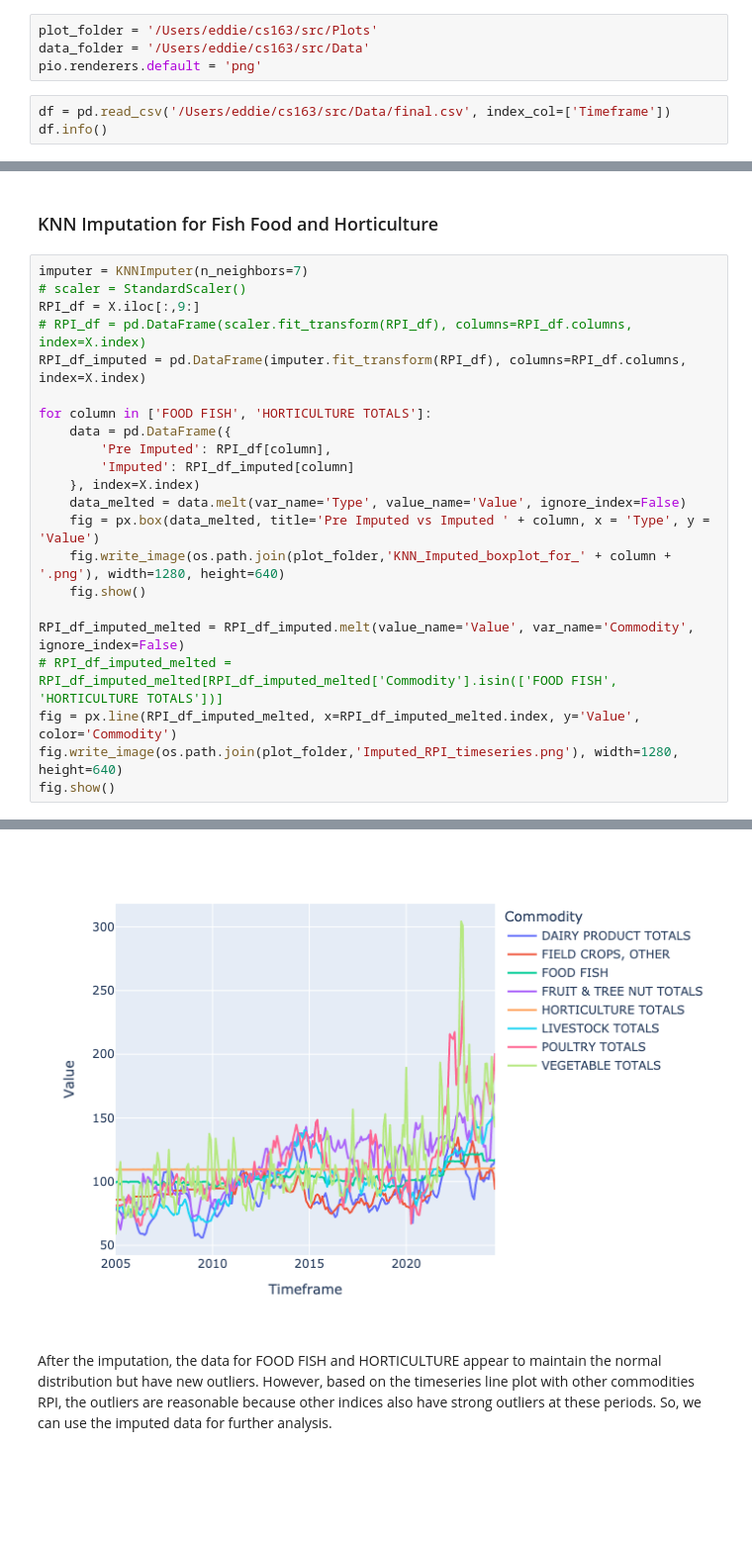
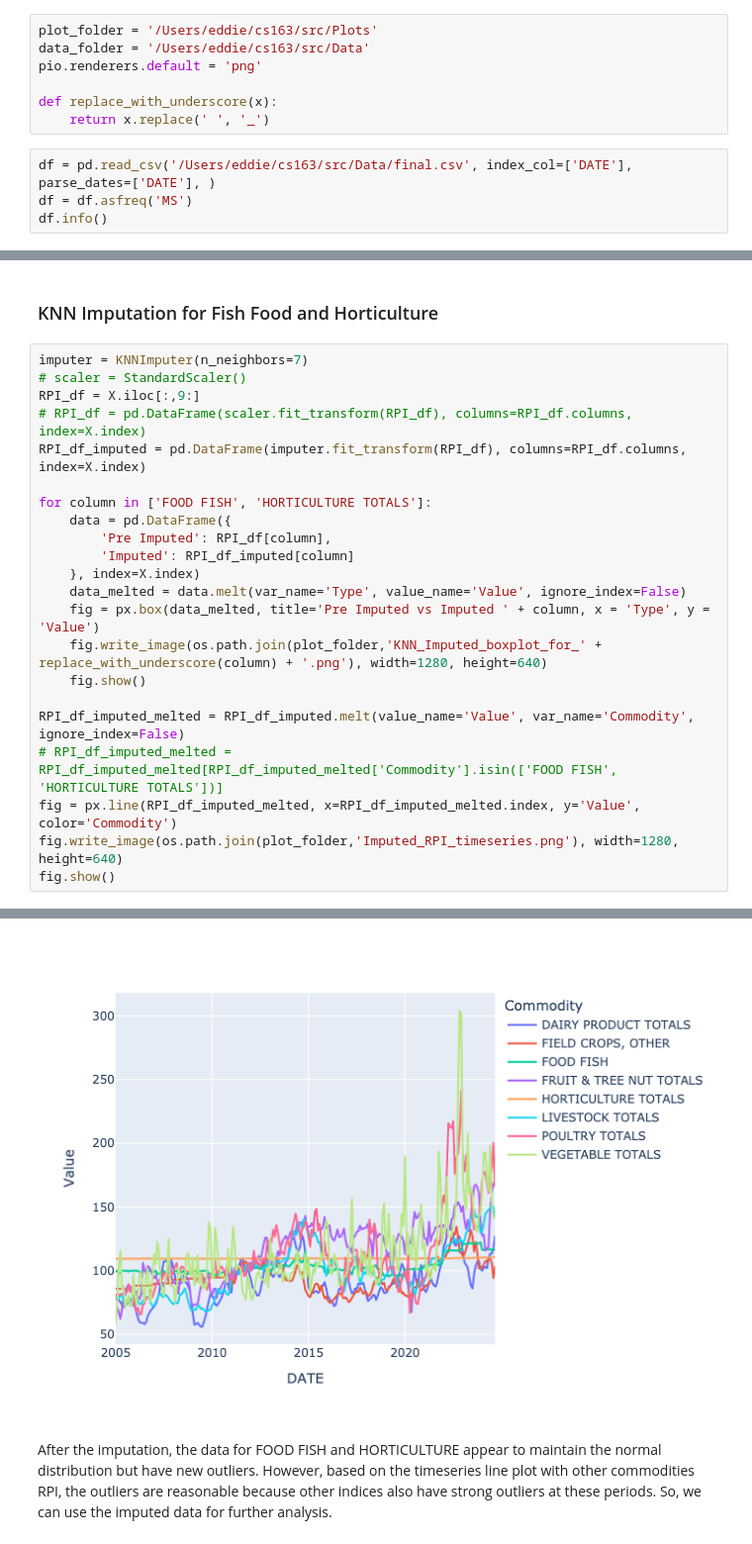
Before and after one commit to sjsu-interconnect/cs163, a Jupyter notebook: src/Data Processing.ipynb, the cells around one changed output, grey strips where cells are left out. Shown at 99% size. Cells and saved outputs as stored; diff of their text form; blank space fills up the shorter version.

```diff
--- a/src/Data Processing.ipynb
+++ b/src/Data Processing.ipynb
@@ -27,8 +39,12 @@ import shap
 plot_folder = '/Users/eddie/cs163/src/Plots'
 data_folder = '/Users/eddie/cs163/src/Data'
 pio.renderers.default = 'png'
+
+def replace_with_underscore(x):
+    return x.replace(' ', '_')
 # %%
-df = pd.read_csv('/Users/eddie/cs163/src/Data/final.csv', index_col=['Timeframe'])
+df = pd.read_csv('/Users/eddie/cs163/src/Data/final.csv', index_col=['DATE'], parse_dates=['DATE'], )
+df = df.asfreq('MS')
 df.info()
 # %% [output]
 <class 'pandas.core.frame.DataFrame'>
@@ -56,29 +72,29 @@ X = df[[c for c in df.columns if c not in ['Food and Beverages CPI (target)']]]
 # %%
 imputer = KNNImputer(n_neighbors=7)
 # scaler = StandardScaler()
 RPI_df = X.iloc[:,9:]
 # RPI_df = pd.DataFrame(scaler.fit_transform(RPI_df), columns=RPI_df.columns, index=X.index)
 RPI_df_imputed = pd.DataFrame(imputer.fit_transform(RPI_df), columns=RPI_df.columns, index=X.index)
 
 for column in ['FOOD FISH', 'HORTICULTURE TOTALS']:
     data = pd.DataFrame({
         'Pre Imputed': RPI_df[column],
         'Imputed': RPI_df_imputed[column]
     }, index=X.index)
     data_melted = data.melt(var_name='Type', value_name='Value', ignore_index=False)
     fig = px.box(data_melted, title='Pre Imputed vs Imputed ' + column, x = 'Type', y = 'Value')
-    fig.write_image(os.path.join(plot_folder,'KNN_Imputed_boxplot_for_' + column + '.png'), width=1280, height=640)
+    fig.write_image(os.path.join(plot_folder,'KNN_Imputed_boxplot_for_' + replace_with_underscore(column) + '.png'), width=1280, height=640)
     fig.show()
 
 RPI_df_imputed_melted = RPI_df_imputed.melt(value_name='Value', var_name='Commodity', ignore_index=False)
 # RPI_df_imputed_melted = RPI_df_imputed_melted[RPI_df_imputed_melted['Commodity'].isin(['FOOD FISH', 'HORTICULTURE TOTALS'])]
 fig = px.line(RPI_df_imputed_melted, x=RPI_df_imputed_melted.index, y='Value', color='Commodity')
 fig.write_image(os.path.join(plot_folder,'Imputed_RPI_timeseries.png'), width=1280, height=640)
 fig.show()
 # %% [output]
 [figure]
 [figure]
-[figure, old version]
+[figure, new version]
 # %% [markdown]
 After the imputation, the data for FOOD FISH and HORTICULTURE appear to maintain the normal distribution but have new outliers. However, based on the timeseries line plot with other commodities RPI, the outliers are reasonable because other indices also have strong outliers at these periods. So, we can use the imputed data for further analysis.
 # %%
```
Also changed, not shown: parts of 37 cells of this notebook, 29 other files.
